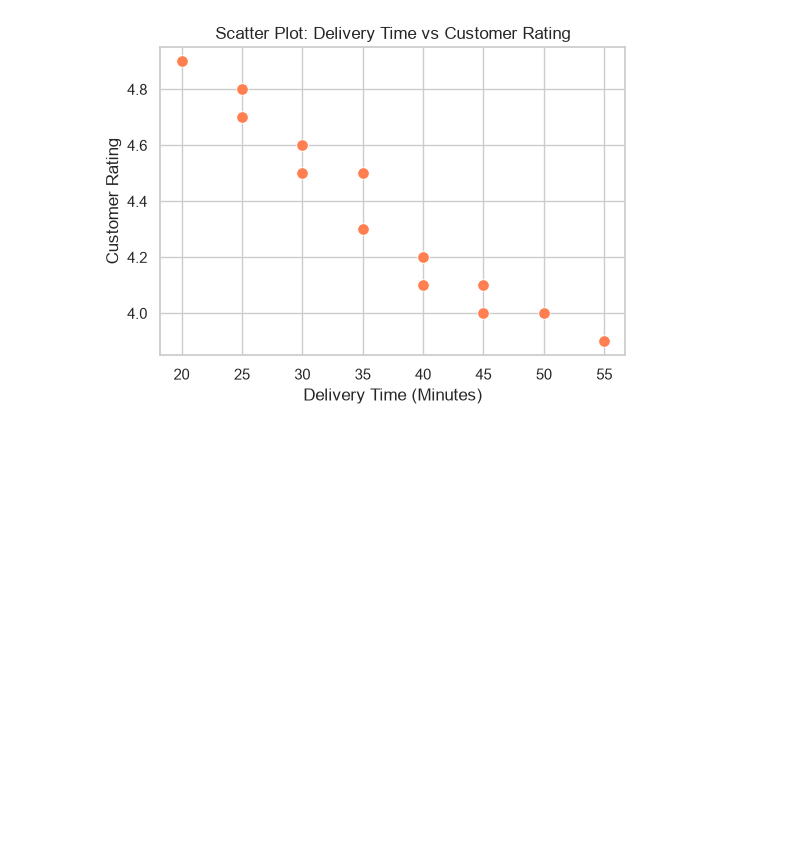
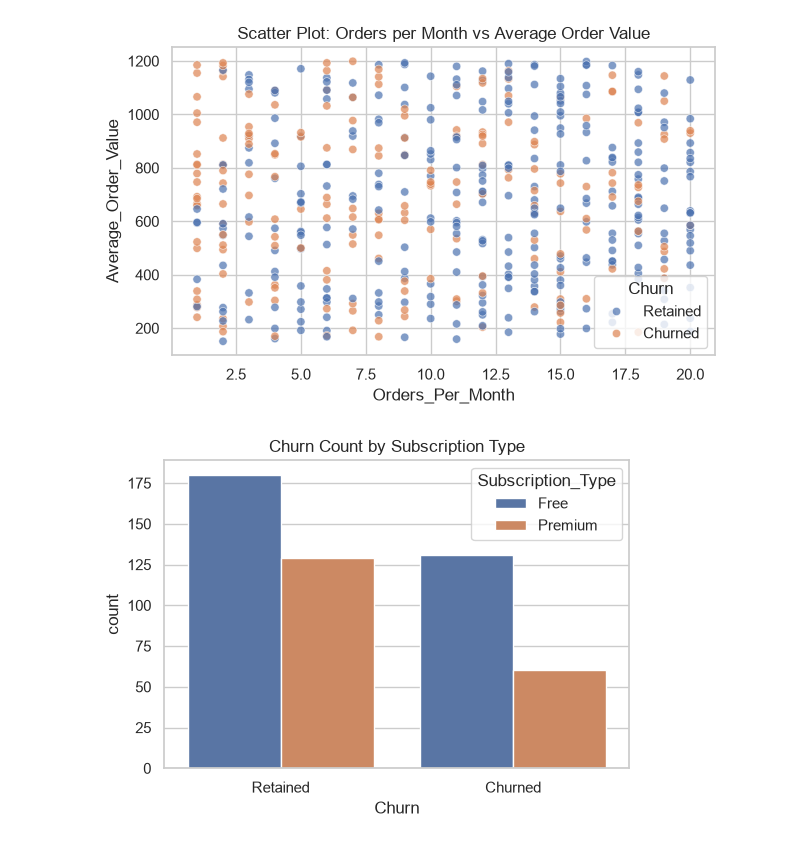
Before and after one commit to ronit-ahuja-04/DMBI-PRACTICALS, a Jupyter notebook: Experiment-3/Experiment-3_EDA_Visualization.ipynb, the cells around one changed output. Drawn from its saved outputs; the diff is of its cells as text; code cells hidden in the pictures; blank space fills up the shorter version.

```diff
--- a/Experiment-3/Experiment-3_EDA_Visualization.ipynb
+++ b/Experiment-3/Experiment-3_EDA_Visualization.ipynb
@@ -106,4 +184,14 @@ plt.figure(figsize=(6,4));sns.heatmap(corr_matrix,annot=True,cmap='Blues',fmt='.
 # %%
-plt.figure(figsize=(6,4));sns.scatterplot(data=df,x='Delivery_Time_Minutes',y='Customer_Rating',color='coral',s=70);plt.title('Scatter Plot: Delivery Time vs Customer Rating');plt.xlabel('Delivery Time (Minutes)');plt.ylabel('Customer Rating');plt.show()
+plt.figure(figsize=(7,4))
+sns.scatterplot(data=df, x='Orders_Per_Month', y='Average_Order_Value', hue='Churn', alpha=0.7)
+plt.title('Scatter Plot: Orders per Month vs Average Order Value')
+plt.show()
 # %% [output]
-[figure, old version]
+[figure, new version]
+# %%
+plt.figure(figsize=(6,4))
+sns.countplot(data=df, x='Churn', hue='Subscription_Type')
+plt.title('Churn Count by Subscription Type')
+plt.show()
+# %% [output]
+[figure, added]
```
Also changed, not shown: parts of 19 cells of this notebook, 3 other files.
